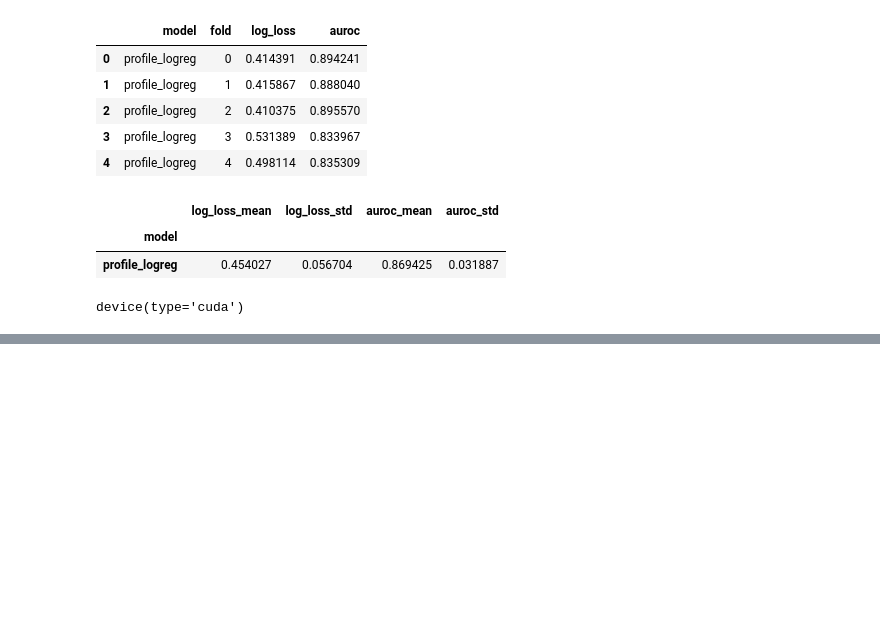
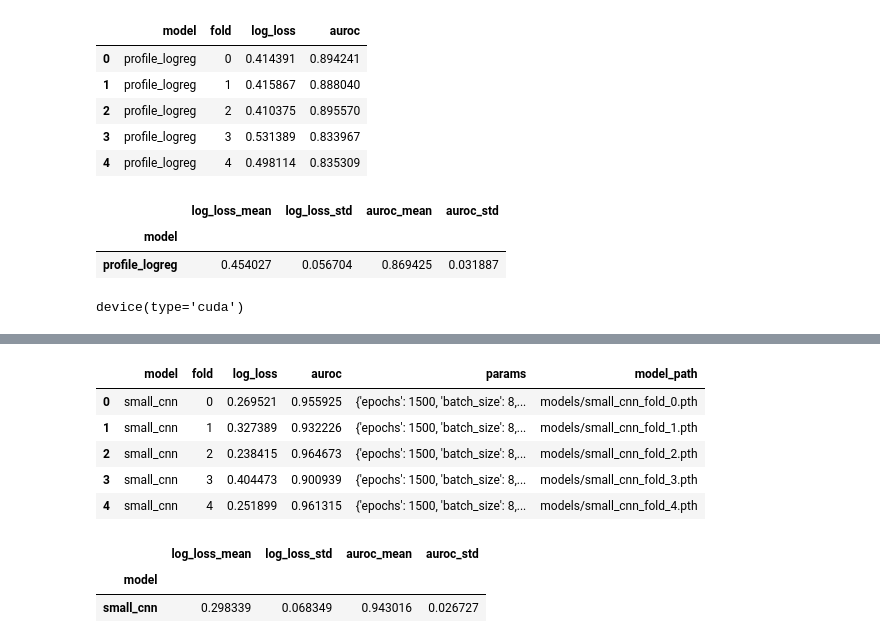
Before and after one commit to karolabramekkodilla/DrivenData-DAT-Parkinsons, a Jupyter notebook: src/notebooks/OOF/oof.ipynb, the cells around one changed output, grey strips where cells are left out. Saved outputs shown, nothing was run; the diff lists cells and outputs as text; code cells hidden in the pictures; blank space fills up the shorter version.

```diff
--- a/src/notebooks/OOF/oof.ipynb
+++ b/src/notebooks/OOF/oof.ipynb
@@ -426,0 +576,27 @@ functions_mlp.__file__
+# %%
+results_df = pd.DataFrame(results_small_cnn)
+
+summary_df = results_df.groupby("model").agg(
+    log_loss_mean=("log_loss", "mean"),
+    log_loss_std=("log_loss", "std"),
+    auroc_mean=("auroc", "mean"),
+    auroc_std=("auroc", "std"),
+)
+
+display(results_df)
+display(summary_df)
+
+results_df.to_csv(
+    "results/profile_smal_cnn_oof_results.csv",
+    index=False,
+)
+# %% [output]
+|  | model | fold | log_loss | auroc | params | model_path |
+| 0 | small_cnn | 0 | 0.269521 | 0.955925 | {'epochs': 1500, 'batch_size': 8,... | models/small_cnn_fold_0.pth |
+| 1 | small_cnn | 1 | 0.327389 | 0.932226 | {'epochs': 1500, 'batch_size': 8,... | models/small_cnn_fold_1.pth |
+| 2 | small_cnn | 2 | 0.238415 | 0.964673 | {'epochs': 1500, 'batch_size': 8,... | models/small_cnn_fold_2.pth |
+| 3 | small_cnn | 3 | 0.404473 | 0.900939 | {'epochs': 1500, 'batch_size': 8,... | models/small_cnn_fold_3.pth |
+| 4 | small_cnn | 4 | 0.251899 | 0.961315 | {'epochs': 1500, 'batch_size': 8,... | models/small_cnn_fold_4.pth |
+|  | log_loss_mean | log_loss_std | auroc_mean | auroc_std |
+| model |  |  |  |  |
+| small_cnn | 0.298339 | 0.068349 | 0.943016 | 0.026727 |
```
Also changed, not shown: parts of 18 cells of this notebook, 2 other files.
